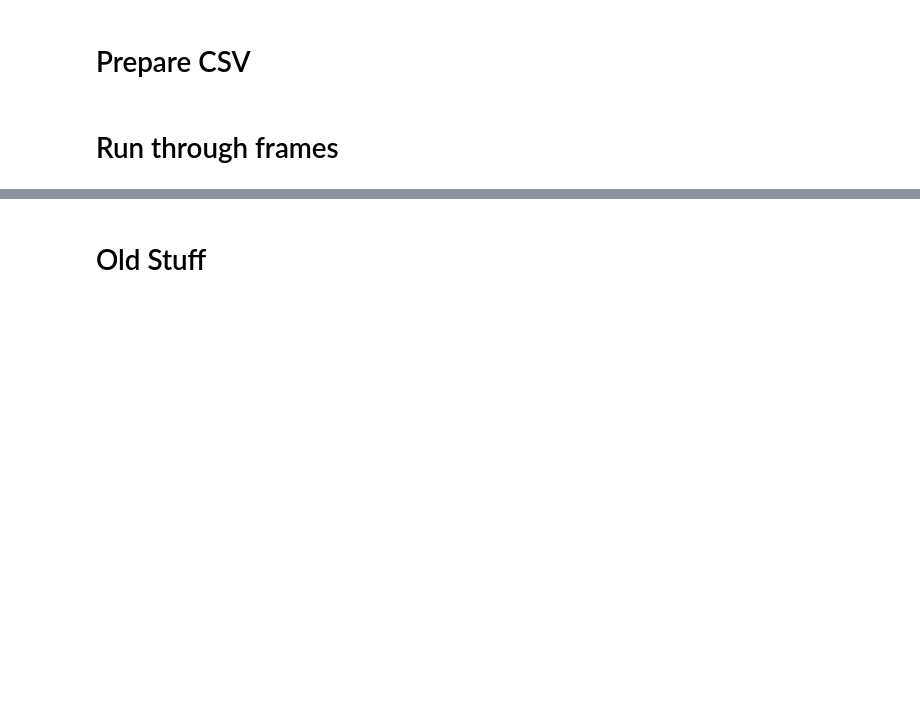
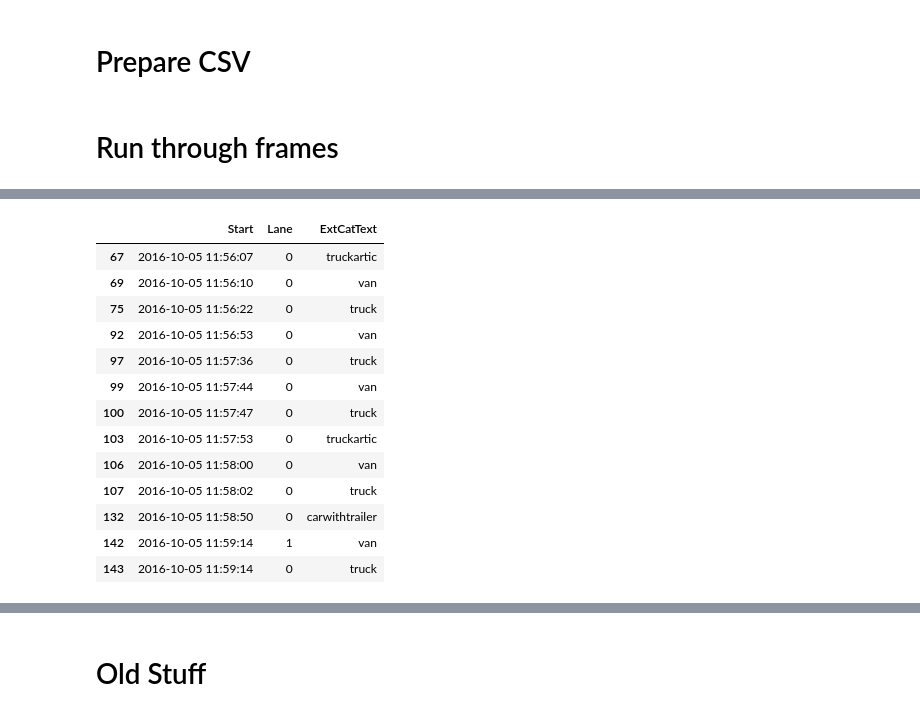
Before and after one commit to jmhaussaire/SOAI-Project, a Jupyter notebook: Swiss10_prep.ipynb, the cells around one changed output, grey strips where cells are left out. Saved outputs shown, nothing was run; the diff lists cells and outputs as text; code cells hidden in the pictures; blank space fills up the shorter version.

```diff
--- a/Swiss10_prep.ipynb
+++ b/Swiss10_prep.ipynb
@@ -200,0 +295,6 @@ Caused by op 'conv2d_2_1/convolution', defined at:
+# %%
+df_nocar = df_new[df_new.CatText != 'Car']
+# %%
+df_nocar = df_nocar[['Start','Lane','ExtCatText']]
+# %%
+df_nocar.ExtCatText = df_nocar.ExtCatText.str.lower()
@@ -200,0 +340,17 @@ Caused by op 'conv2d_2_1/convolution', defined at:
+# %%
+df_nocar[17:30]
+# %% [output]
+|  | Start | Lane | ExtCatText |
+| 67 | 2016-10-05 11:56:07 | 0 | truckartic |
+| 69 | 2016-10-05 11:56:10 | 0 | van |
+| 75 | 2016-10-05 11:56:22 | 0 | truck |
+| 92 | 2016-10-05 11:56:53 | 0 | van |
+| 97 | 2016-10-05 11:57:36 | 0 | truck |
+| 99 | 2016-10-05 11:57:44 | 0 | van |
+| 100 | 2016-10-05 11:57:47 | 0 | truck |
+| 103 | 2016-10-05 11:57:53 | 0 | truckartic |
+| 106 | 2016-10-05 11:58:00 | 0 | van |
+| 107 | 2016-10-05 11:58:02 | 0 | truck |
+| 132 | 2016-10-05 11:58:50 | 0 | carwithtrailer |
+| 142 | 2016-10-05 11:59:14 | 1 | van |
+| 143 | 2016-10-05 11:59:14 | 0 | truck |
```
Also changed, not shown: parts of 21 cells of this notebook.
